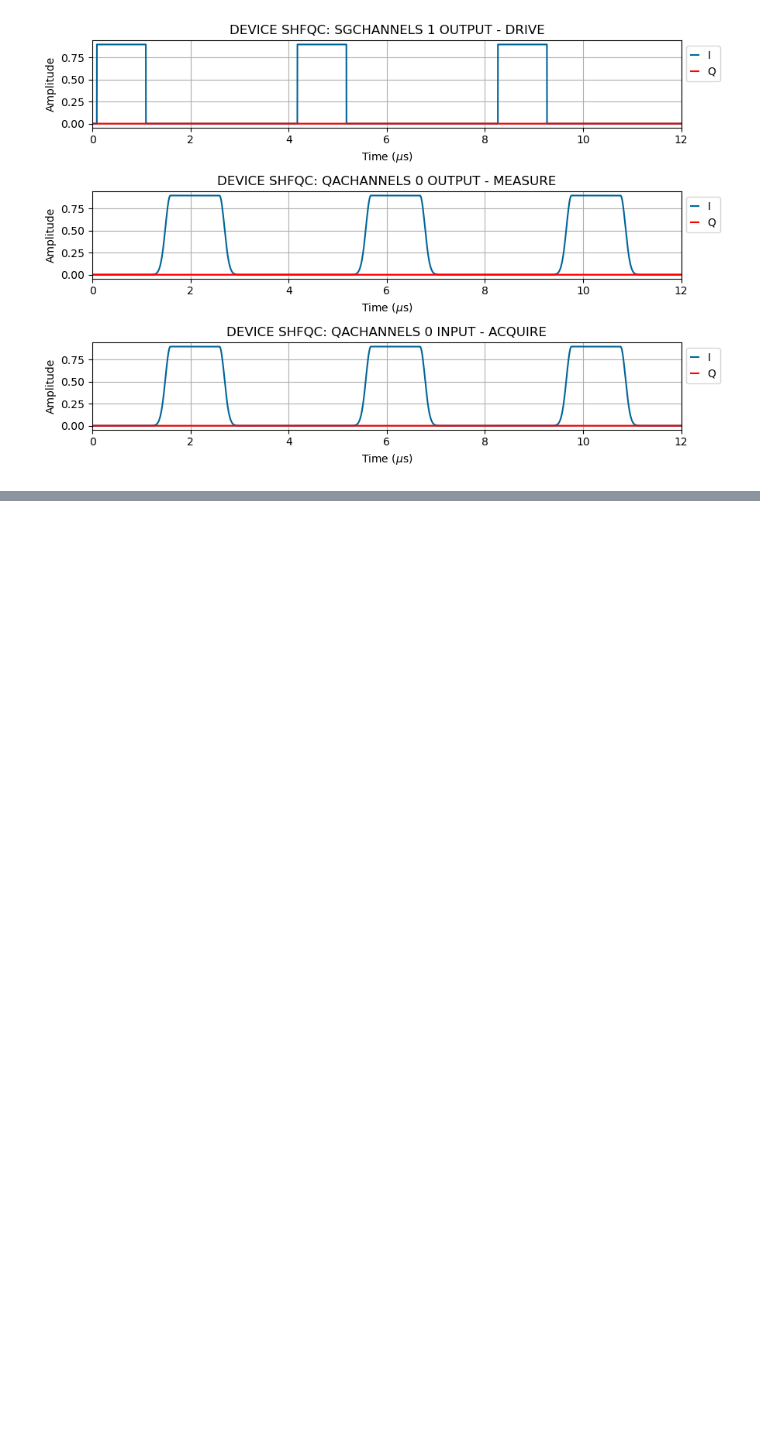
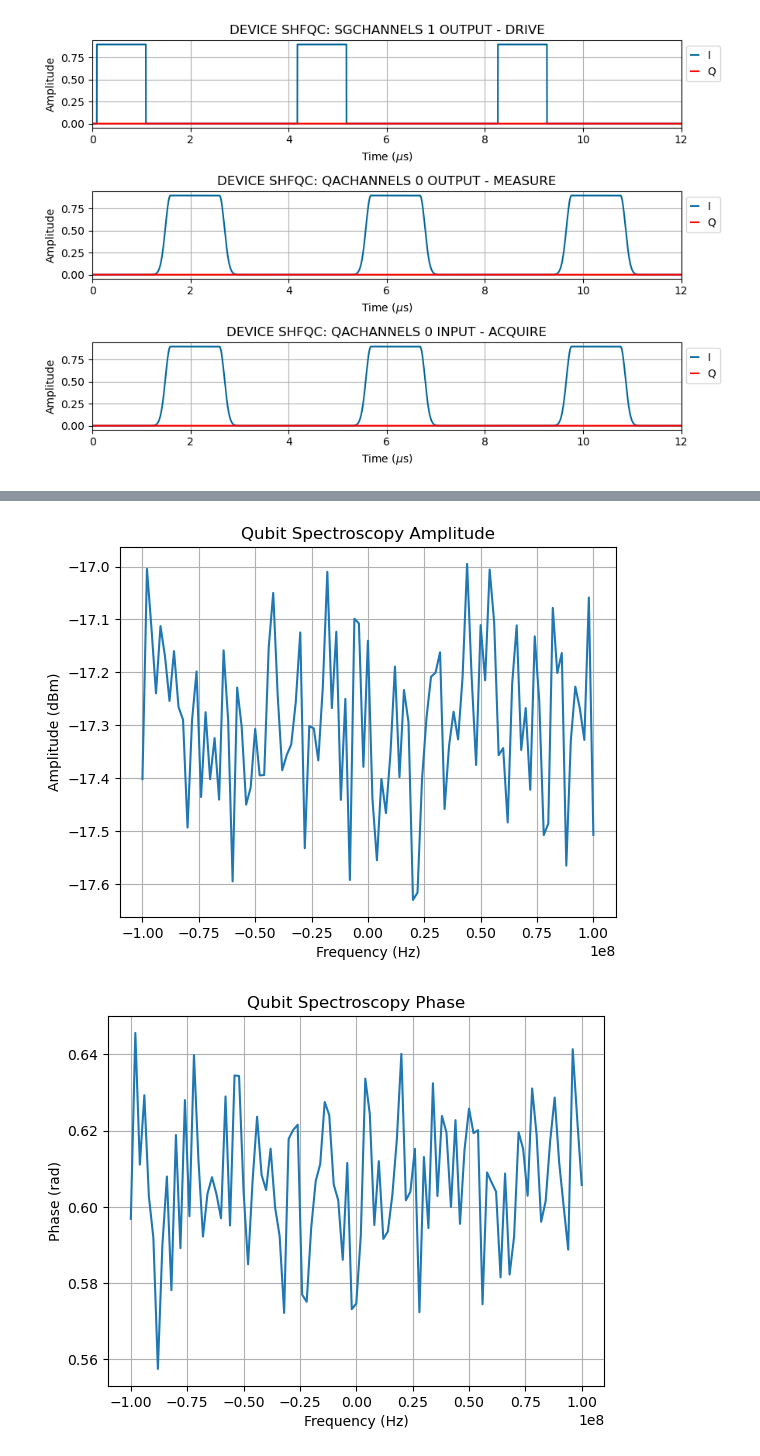
Before and after one commit to YiiiiZ/Measurement, a Jupyter notebook: qubit.ipynb, the cells around one changed output, grey strips where cells are left out. Drawn from its saved outputs; the diff is of its cells as text; code cells hidden in the pictures; blank space fills up the shorter version.

```diff
--- a/qubit.ipynb
+++ b/qubit.ipynb
@@ -238,0 +238,39 @@ plot_results(qspec_results, phase = True)
+# %%
+# Frequencies in Hz
+freqs = qspec_results.acquired_results["qb_spec"].axis[0]
+
+# Complex IQ data
+iq_data = qspec_results.acquired_results["qb_spec"].data
+
+# Separate real and imaginary parts if needed
+real_part = iq_data.real
+imag_part = iq_data.imag
+
+# Convert amplitude to dBm
+amplitude = np.abs(iq_data)
+power_W = (amplitude**2) / 50.0
+amp_dbm = 10 * np.log10(power_W / 1e-3)
+
+# Phase (radians)
+phase_rad = np.angle(iq_data)
+# %%
+import matplotlib.pyplot as plt
+
+plt.figure()
+plt.plot(freqs, amp_dbm)
+plt.xlabel("Frequency (Hz)")
+plt.ylabel("Amplitude (dBm)")
+plt.title("Qubit Spectroscopy Amplitude")
+plt.grid(True)
+
+plt.figure()
+plt.plot(freqs, phase_rad)
+plt.xlabel("Frequency (Hz)")
+plt.ylabel("Phase (rad)")
+plt.title("Qubit Spectroscopy Phase")
+plt.grid(True)
+
+plt.show()
+# %% [output]
+[figure, added]
+[figure, added]
```
Also changed, not shown: parts of 4 cells of this notebook, 4 other files.
